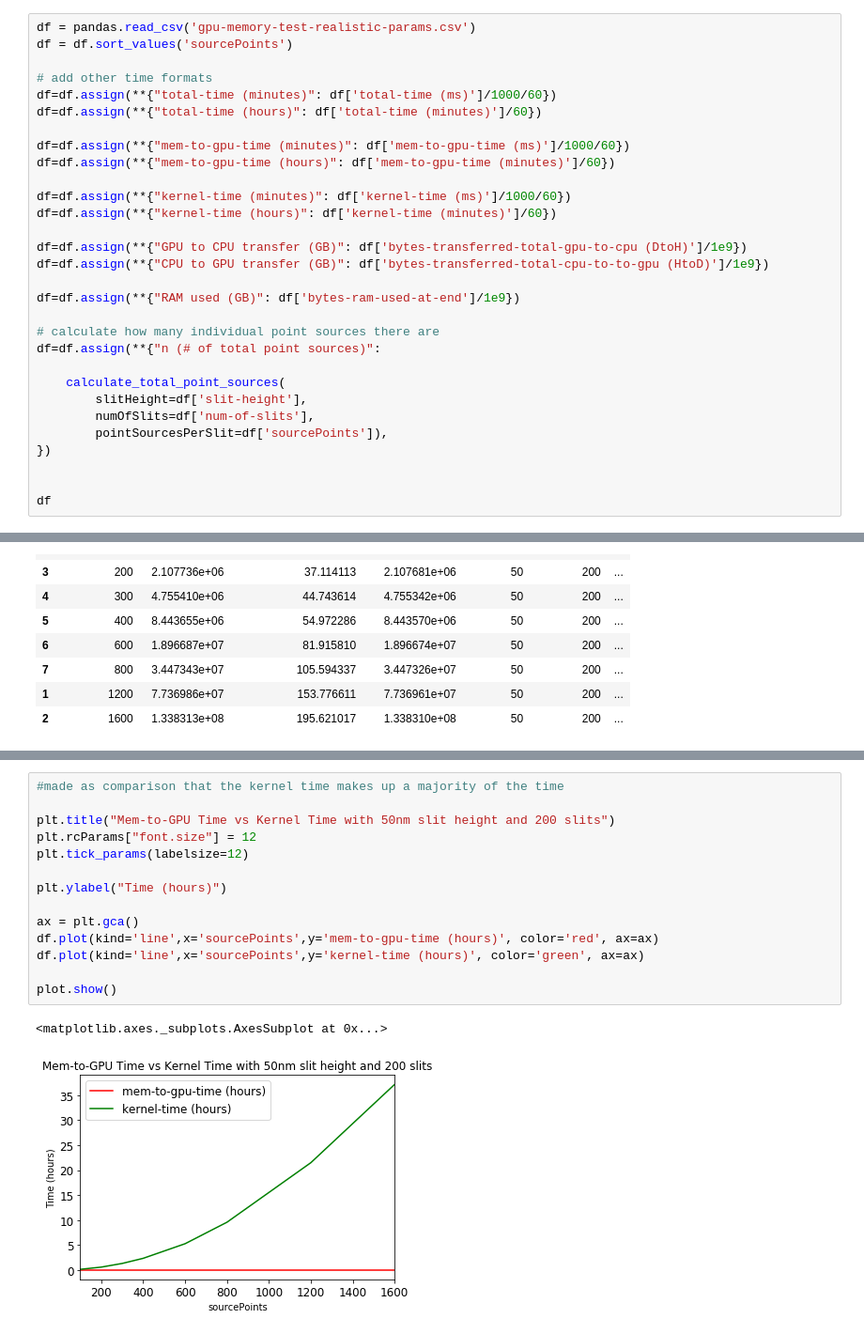
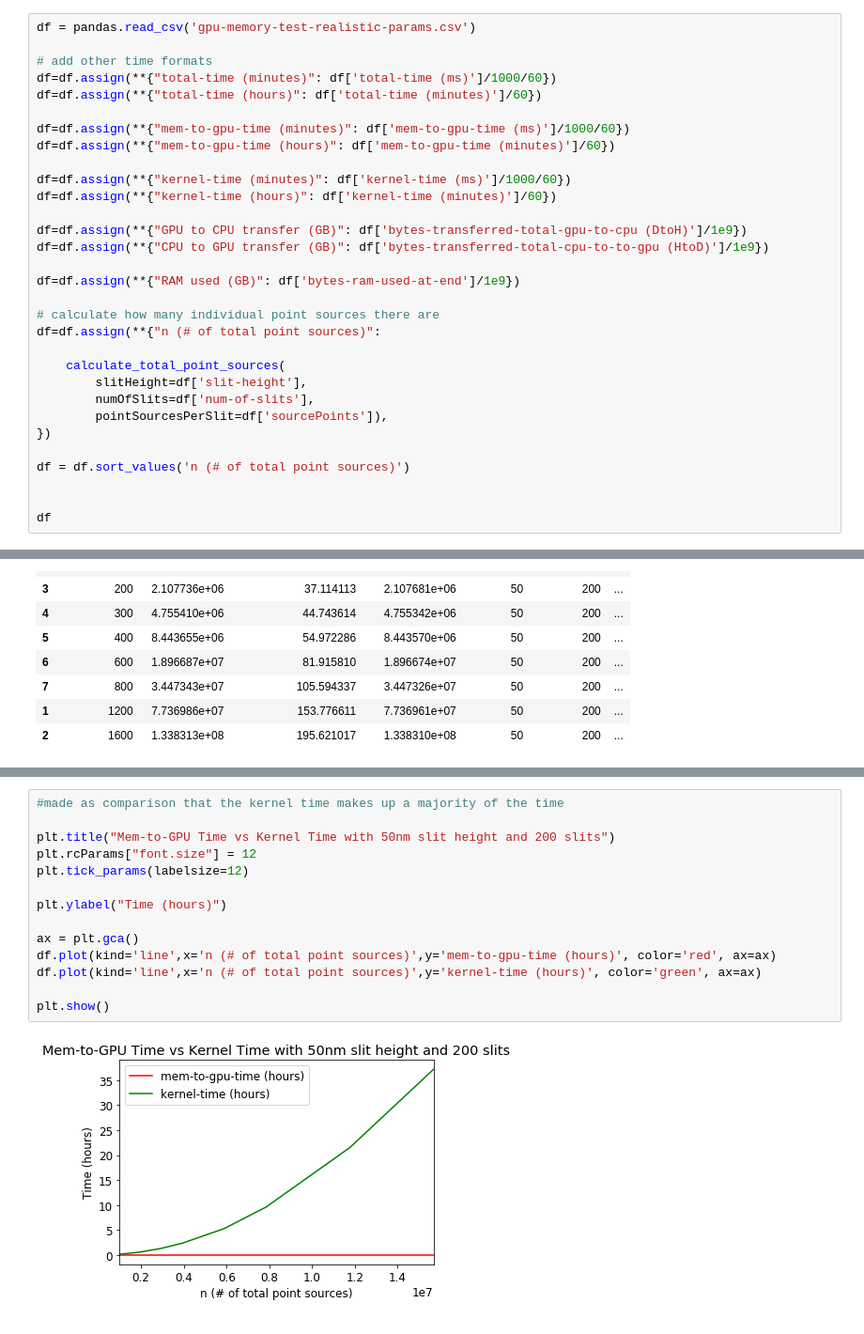
Before and after one commit to gtoledorodriguez/XRay-Optics-Simulation, a Jupyter notebook: notes/gpu-memory-usage/gpu-memory-test-stats.ipynb, the cells around one changed output, grey strips where cells are left out. Shown: that part at 94% size. Saved outputs shown, nothing was run; the diff lists cells and outputs as text.

Commit message:
add charts

```diff
--- a/notes/gpu-memory-usage/gpu-memory-test-stats.ipynb
+++ b/notes/gpu-memory-usage/gpu-memory-test-stats.ipynb
@@ -10,7 +10,6 @@ def calculate_total_point_sources(slitHeight: int, numOfSlits: int, pointSources
     return ((slitHeight-1)*(numOfSlits)) * pointSourcesPerSlit
 # %%
 df = pandas.read_csv('gpu-memory-test-realistic-params.csv')
-df = df.sort_values('sourcePoints')
 
 # add other time formats
 df=df.assign(**{"total-time (minutes)": df['total-time (ms)']/1000/60})
@@ -36,6 +35,8 @@ df=df.assign(**{"n (# of total point sources)":
         pointSourcesPerSlit=df['sourcePoints']),
 })
 
+df = df.sort_values('n (# of total point sources)')
+
 
 df
 # %% [output]
@@ -78,20 +79,19 @@ df[['n (# of total point sources)','total-time (hours)','kernel-time (hours)']]
 # %%
 #made as comparison that the kernel time makes up a majority of the time
 
 plt.title("Mem-to-GPU Time vs Kernel Time with 50nm slit height and 200 slits")
 plt.rcParams["font.size"] = 12
 plt.tick_params(labelsize=12)
 
 plt.ylabel("Time (hours)")
 
 ax = plt.gca()
-df.plot(kind='line',x='sourcePoints',y='mem-to-gpu-time (hours)', color='red', ax=ax)
-df.plot(kind='line',x='sourcePoints',y='kernel-time (hours)', color='green', ax=ax)
+df.plot(kind='line',x='n (# of total point sources)',y='mem-to-gpu-time (hours)', color='red', ax=ax)
+df.plot(kind='line',x='n (# of total point sources)',y='kernel-time (hours)', color='green', ax=ax)
 
-plot.show()
+plt.show()
 # %% [output]
-<matplotlib.axes._subplots.AxesSubplot at 0x...>
-[figure, old version]
+[figure, new version]
 # %%
 plt.title("Log plot of Mem-to-GPU Time vs Kernel Time with 50nm slit height and 200 slits")
 plt.rcParams["font.size"] = 12
```
Also changed, not shown: parts of 5 cells of this notebook.
